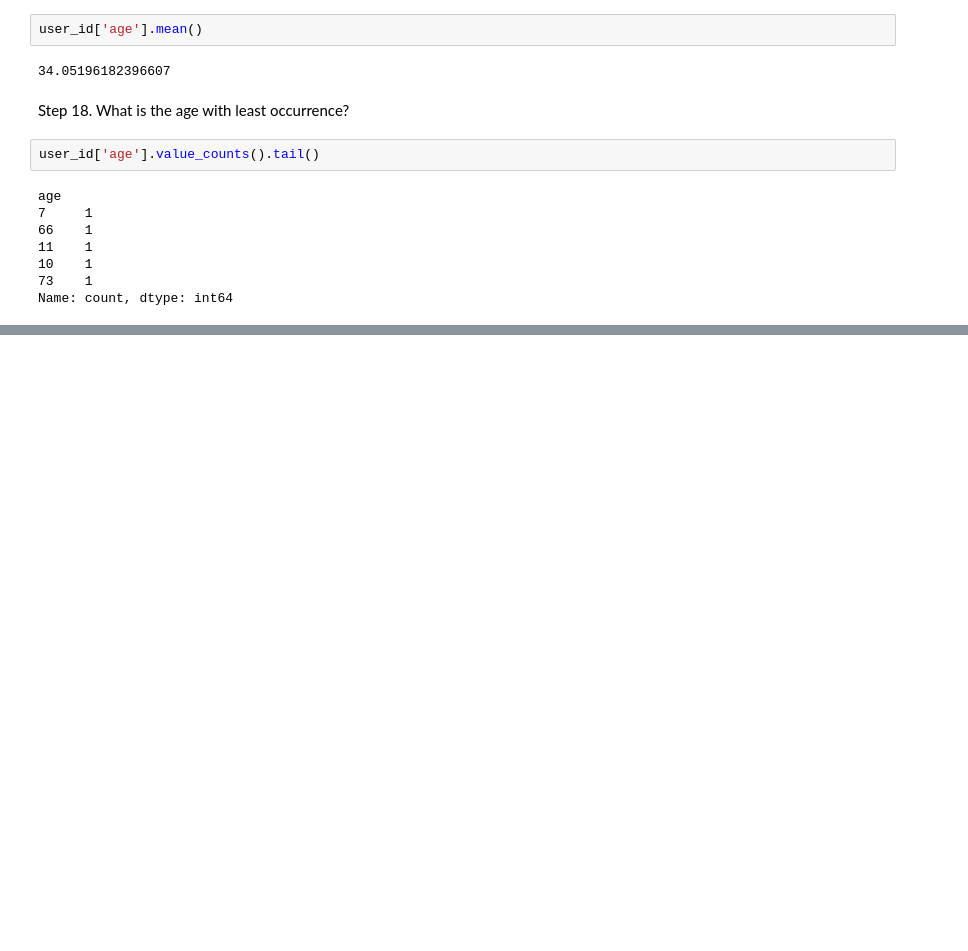
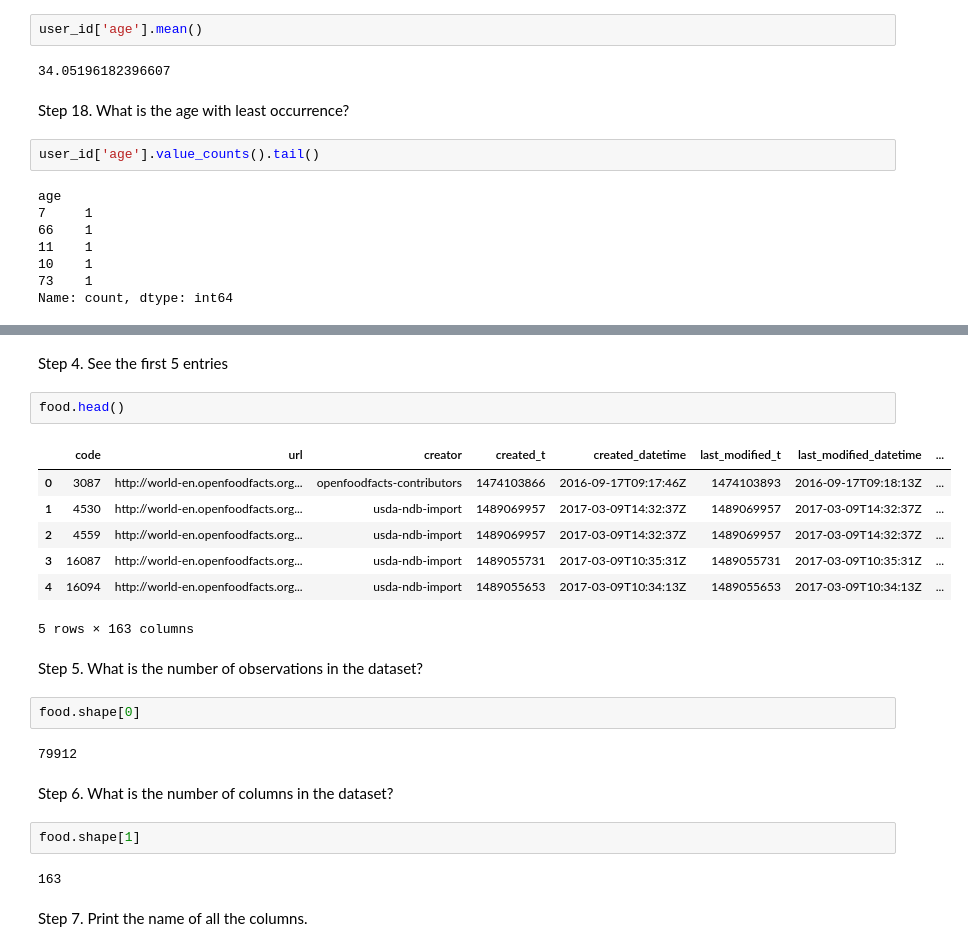
Before and after one commit to Karlajack/pydata_analysis, a Jupyter notebook: pandasdailypractice4.ipynb, the cells around one changed output, grey strips where cells are left out. Saved outputs shown, nothing was run; the diff lists cells and outputs as text; blank space fills up the shorter version.

```diff
--- a/pandasdailypractice4.ipynb
+++ b/pandasdailypractice4.ipynb
@@ -368,0 +394,26 @@ Name: count, dtype: int64
+# %% [markdown]
+Step 4. See the first 5 entries
+# %%
+food.head()
+# %% [output]
+|  | code | url | creator | created_t | created_datetime | last_modified_t | last_modified_datetime | ... |
+| 0 | 3087 | http://world-en.openfoodfacts.org... | openfoodfacts-contributors | 1474103866 | 2016-09-17T09:17:46Z | 1474103893 | 2016-09-17T09:18:13Z | ... |
+| 1 | 4530 | http://world-en.openfoodfacts.org... | usda-ndb-import | 1489069957 | 2017-03-09T14:32:37Z | 1489069957 | 2017-03-09T14:32:37Z | ... |
+| 2 | 4559 | http://world-en.openfoodfacts.org... | usda-ndb-import | 1489069957 | 2017-03-09T14:32:37Z | 1489069957 | 2017-03-09T14:32:37Z | ... |
+| 3 | 16087 | http://world-en.openfoodfacts.org... | usda-ndb-import | 1489055731 | 2017-03-09T10:35:31Z | 1489055731 | 2017-03-09T10:35:31Z | ... |
+| 4 | 16094 | http://world-en.openfoodfacts.org... | usda-ndb-import | 1489055653 | 2017-03-09T10:34:13Z | 1489055653 | 2017-03-09T10:34:13Z | ... |
+5 rows × 163 columns
+# %% [markdown]
+Step 5. What is the number of observations in the dataset?
+# %%
+food.shape[0]
+# %% [output]
+79912
+# %% [markdown]
+Step 6. What is the number of columns in the dataset?
+# %%
+food.shape[1]
+# %% [output]
+163
+# %% [markdown]
+Step 7. Print the name of all the columns.
```
Also changed, not shown: parts of 12 cells of this notebook.
